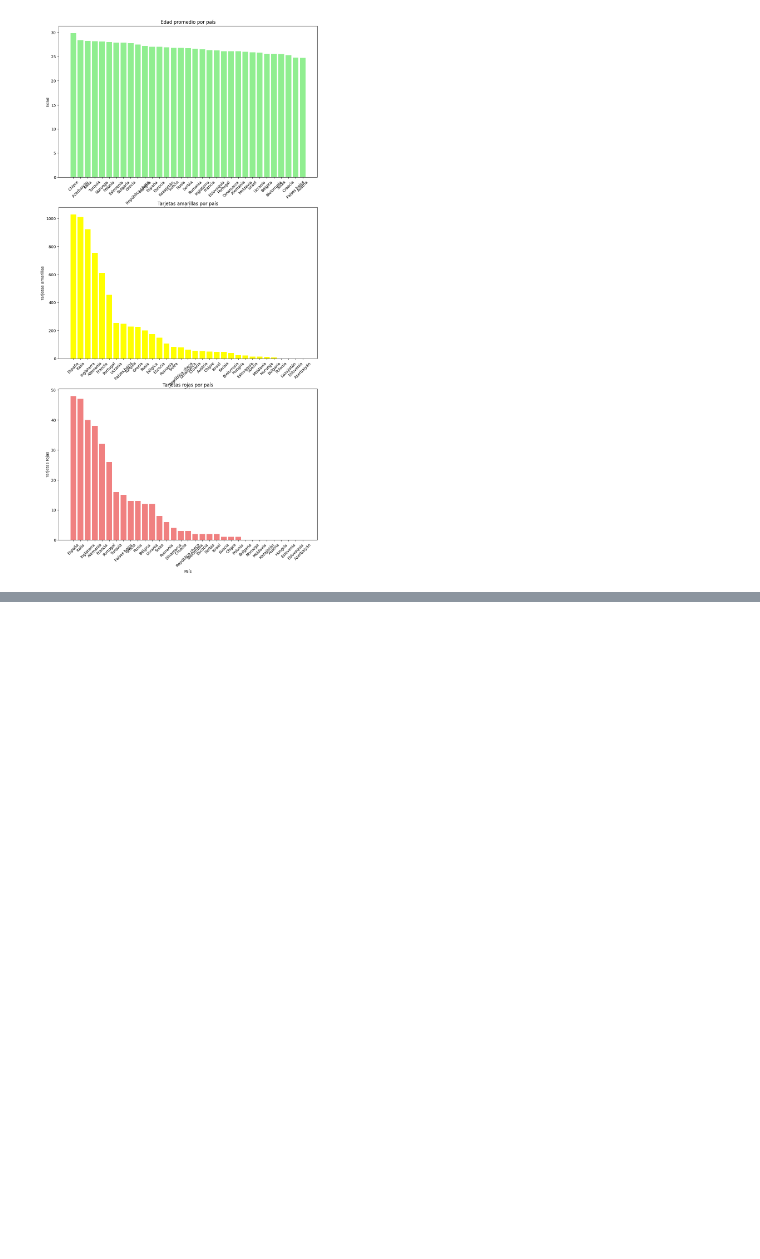
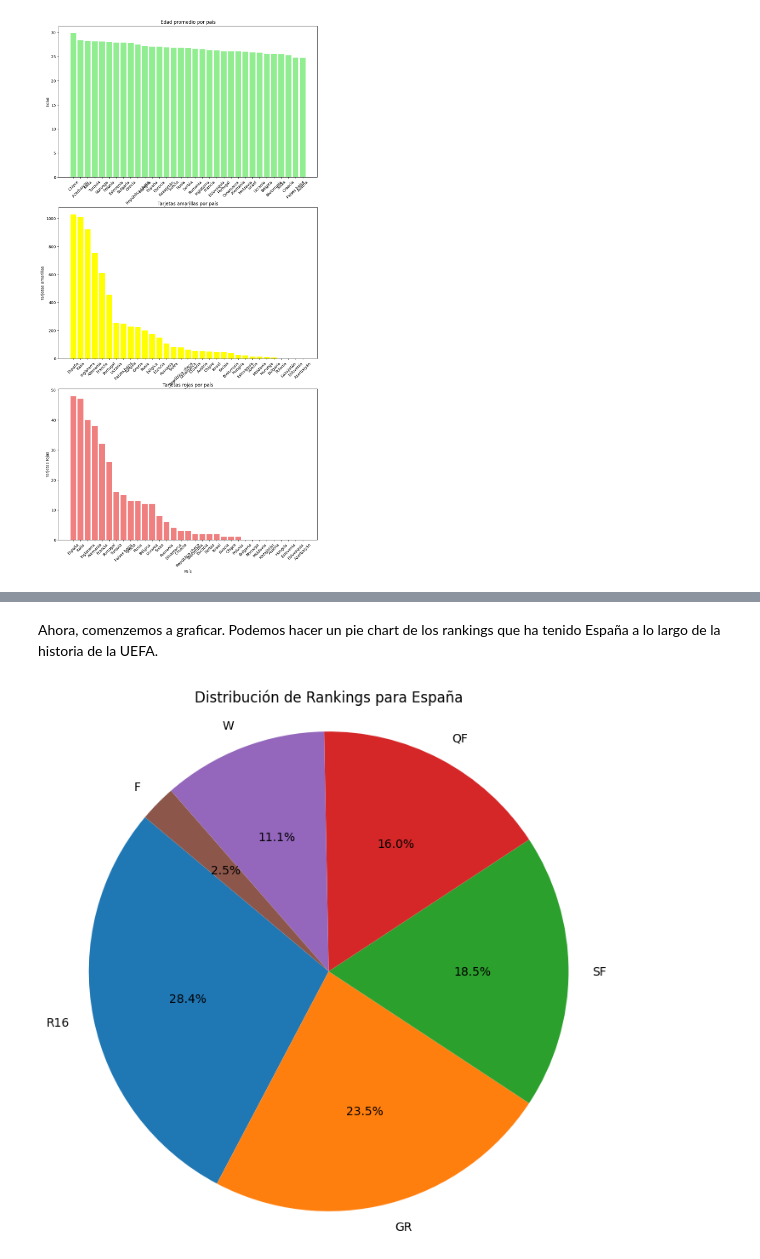
Before and after one commit to lauralardies/uefa_analisis, a Jupyter notebook: UEFA/analisis/limpieza.ipynb, the cells around one changed output, grey strips where cells are left out. Saved outputs shown, nothing was run; the diff lists cells and outputs as text; code cells hidden in the pictures; blank space fills up the shorter version.

```diff
--- a/UEFA/analisis/limpieza.ipynb
+++ b/UEFA/analisis/limpieza.ipynb
@@ -184,8 +202,6 @@ for i, equipo in enumerate(equipos['Squad']):
             equipos.loc[i, 'Squad'] = equipo.replace(value, '')
             paises.append(key)
             break
-    else:
-        print('error', equipo)
 
 # Agregamos la columna 'Country' al dataframe en la posición 2
 equipos.insert(2, 'Country', paises)
@@ -250,0 +381,19 @@ plt.show()
+# %%
+# Donde almacenaremos los paises para agregar al dataframe como nueva columna
+paises = []
+
+# Iteramos sobre la columna 'Squad'
+for i, fila in enumerate(overall['Squad']):
+    # Iteramos sobre el diccionario de paises
+    for key, value in paises_dict.items():
+        # Si el nombre del equipo comienza o termina con el valor del diccionario, pero primero verificamos que sea un string
+        if (fila.startswith(value) or fila.endswith(value)):
+            overall.loc[i, 'Squad'] = fila.replace(value, '')
+            paises.append(key)
+            break
+
+# Agregamos la columna 'Country' al dataframe en la posición 3
+overall.insert(3, 'Country', paises)
+
+# Nos aseguramos de que se haya agregado correctamente
+overall.head()
@@ -250,0 +425,7 @@ plt.show()
+# %%
+# Reemplazamos los valores de la columna 'Rk' por 'W' y 'F'
+overall['Rk'] = overall['Rk'].replace('1', 'W')
+overall['Rk'] = overall['Rk'].replace('2', 'F')
+
+rankings = overall['Rk'].value_counts()
+print(rankings)
@@ -250,0 +441,18 @@ plt.show()
+# %% [markdown]
+Ahora, comenzemos a graficar. Podemos hacer un pie chart de los rankings que ha tenido España a lo largo de la historia de la UEFA.
+# %%
+# Filtrar el DataFrame para obtener solo las filas correspondientes al país de interés
+pais = 'España'
+datos_esp = overall[overall['Country'] == pais]
+
+# Contar el número de ocurrencias de cada ranking
+rankings = datos_esp['Rk'].value_counts()
+
+# Crear el pie chart
+plt.figure(figsize=(8, 8))
+plt.pie(rankings, labels=rankings.index, autopct='%1.1f%%', startangle=140)
+plt.title('Distribución de Rankings para ' + pais)
+plt.axis('equal')
+plt.show()
+# %% [output]
+[figure, added]
```
Also changed, not shown: parts of 17 cells of this notebook.
